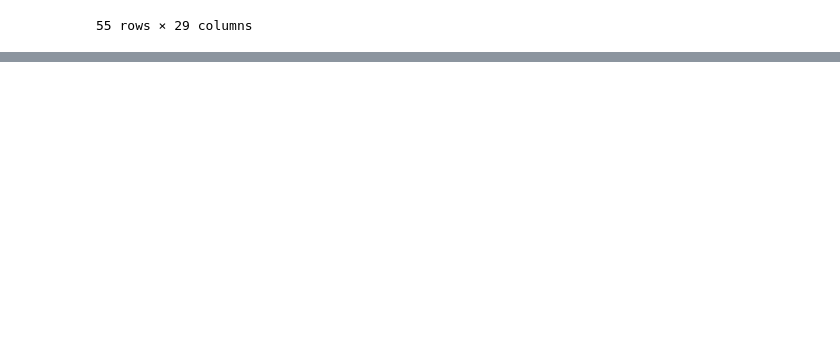
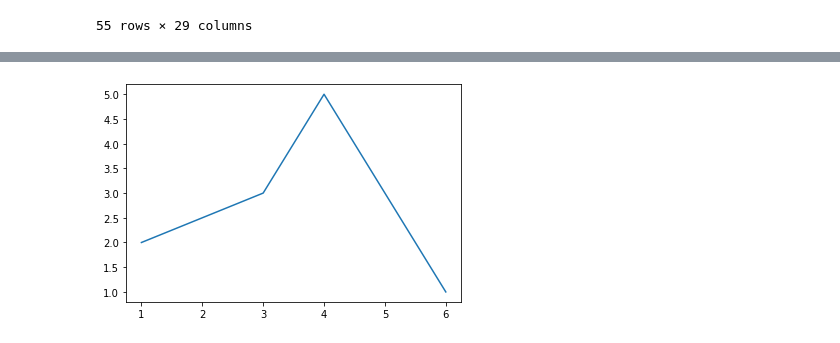
Before and after one commit to TanguyBellec/FinRL_ETH, a Jupyter notebook: import_data_binance.ipynb, the cells around one changed output, grey strips where cells are left out. Drawn from its saved outputs; the diff is of its cells as text; code cells hidden in the pictures; blank space fills up the shorter version.

```diff
--- a/import_data_binance.ipynb
+++ b/import_data_binance.ipynb
@@ -128,0 +129,11 @@ plt.show()
+# %%
+import matplotlib.pyplot as plt
+import numpy as np
+
+x = np.array([1, 3, 4, 6])
+y = np.array([2, 3, 5, 1])
+plt.plot(x, y)
+
+plt.show() # affiche la figure a l'ecran
+# %% [output]
+[figure, added]
```
Also changed, not shown: parts of 10 cells of this notebook, 1 other file.
